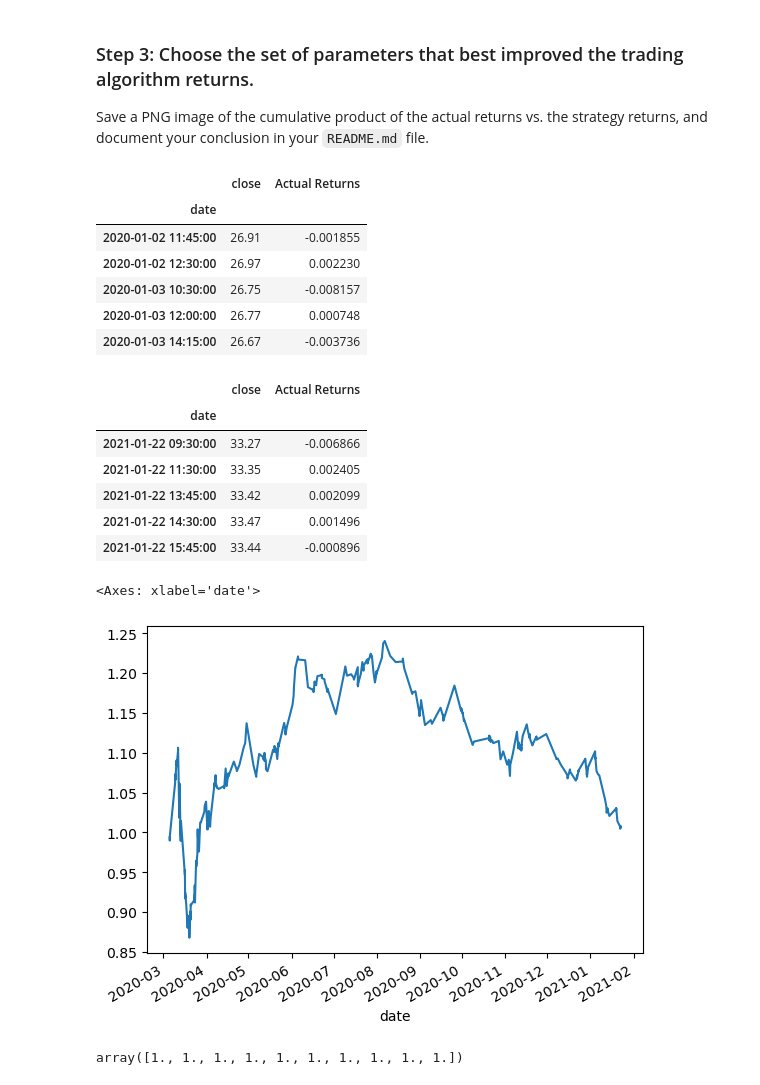
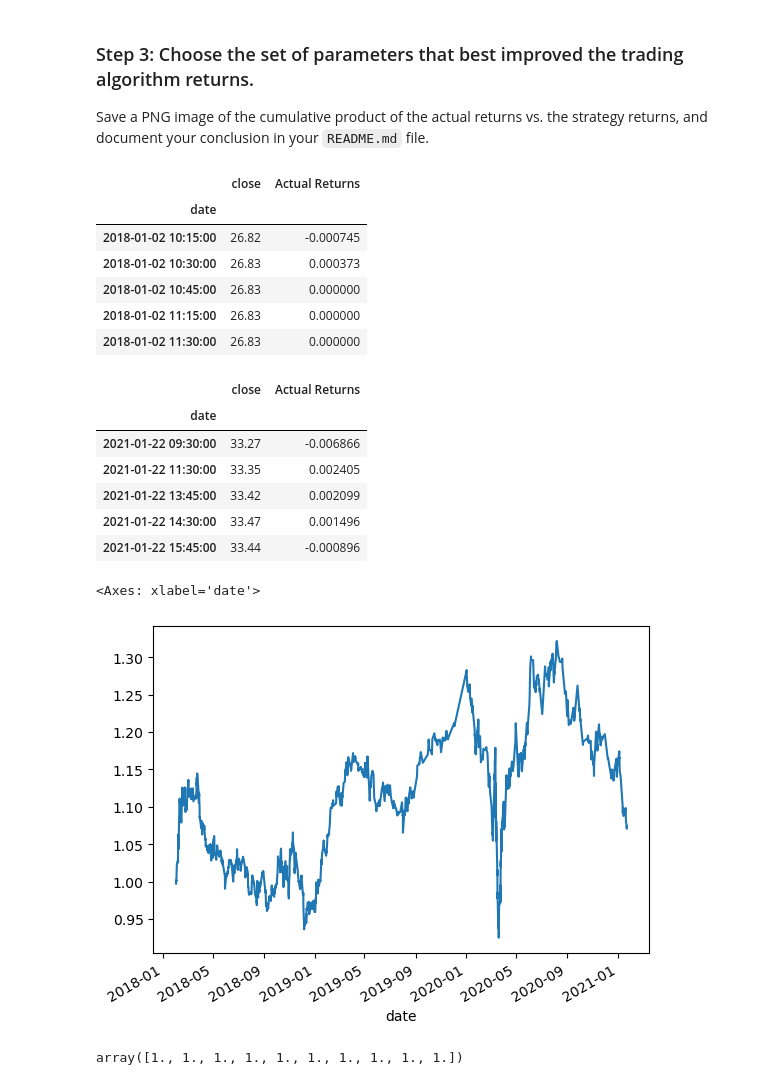
Before and after one commit to terabyte79/algorithmic_trading_homework, a Jupyter notebook: machine_learning_trading_bot.ipynb, the cells around one changed output. Cells and saved outputs as stored; diff of their text form; code cells hidden in the pictures.

```diff
--- a/machine_learning_trading_bot.ipynb
+++ b/machine_learning_trading_bot.ipynb
@@ -409,31 +412,31 @@ Save a PNG image of the cumulative product of the actual returns vs. the strateg
 # %%
 ohlcv_df = pd.read_csv(
     Path("./Resources/emerging_markets_ohlcv.csv"),
     index_col='date',
     infer_datetime_format=True,
     parse_dates=True
 )
 
 # Filter the date index and close columns
-signals_df = ohlcv_df.loc['2020-01-01':, ["close"]]
+signals_df = ohlcv_df.loc['2018-01-01':, ["close"]]
 
 # Use the pct_change function to generate returns from close prices
 signals_df["Actual Returns"] = signals_df["close"].pct_change()
 
 # Drop all NaN values from the DataFrame
 signals_df = signals_df.dropna()
 
 # Review the DataFrame
 display(signals_df.head())
 display(signals_df.tail())
 # %% [output]
 |  | close | Actual Returns |
 | date |  |  |
-| 2020-01-02 11:45:00 | 26.91 | -0.001855 |
-| 2020-01-02 12:30:00 | 26.97 | 0.002230 |
-| 2020-01-03 10:30:00 | 26.75 | -0.008157 |
-| 2020-01-03 12:00:00 | 26.77 | 0.000748 |
-| 2020-01-03 14:15:00 | 26.67 | -0.003736 |
+| 2018-01-02 10:15:00 | 26.82 | -0.000745 |
+| 2018-01-02 10:30:00 | 26.83 | 0.000373 |
+| 2018-01-02 10:45:00 | 26.83 | 0.000000 |
+| 2018-01-02 11:15:00 | 26.83 | 0.000000 |
+| 2018-01-02 11:30:00 | 26.83 | 0.000000 |
 |  | close | Actual Returns |
 | date |  |  |
 | 2021-01-22 09:30:00 | 33.27 | -0.006866 |
@@ -468,7 +471,7 @@ signals_df['Strategy Returns'] = signals_df['Actual Returns'] * signals_df['Sign
 (1 + signals_df['Strategy Returns']).cumprod().plot()
 # %% [output]
 <Axes: xlabel='date'>
-[figure, old version]
+[figure, new version]
 # %%
 # Assign a copy of the sma_fast and sma_slow columns to a features DataFrame called X
 X = signals_df[['SMA_Fast', 'SMA_Slow']].shift().dropna()
```
Also changed, not shown: parts of 12 cells of this notebook, 3 other files.
